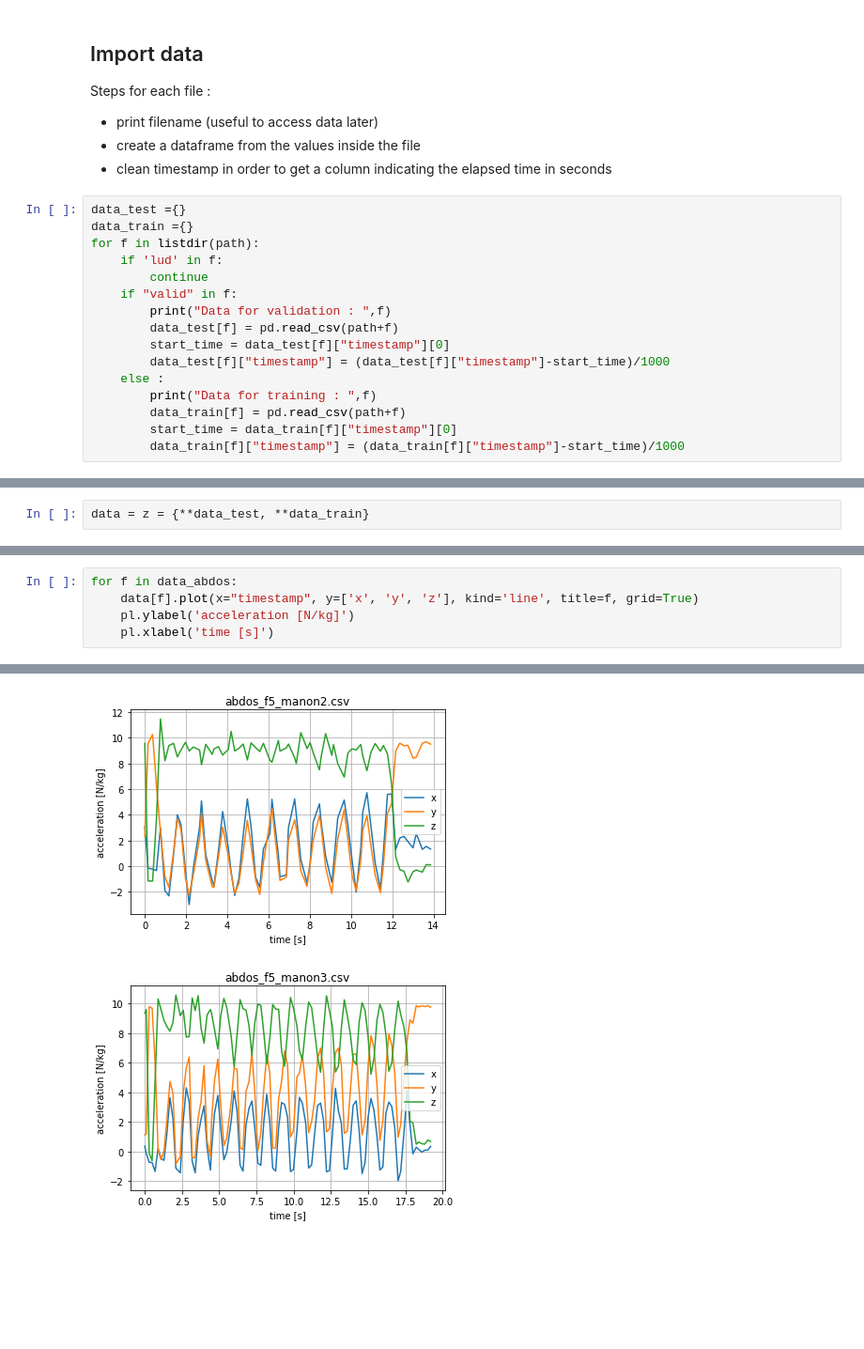
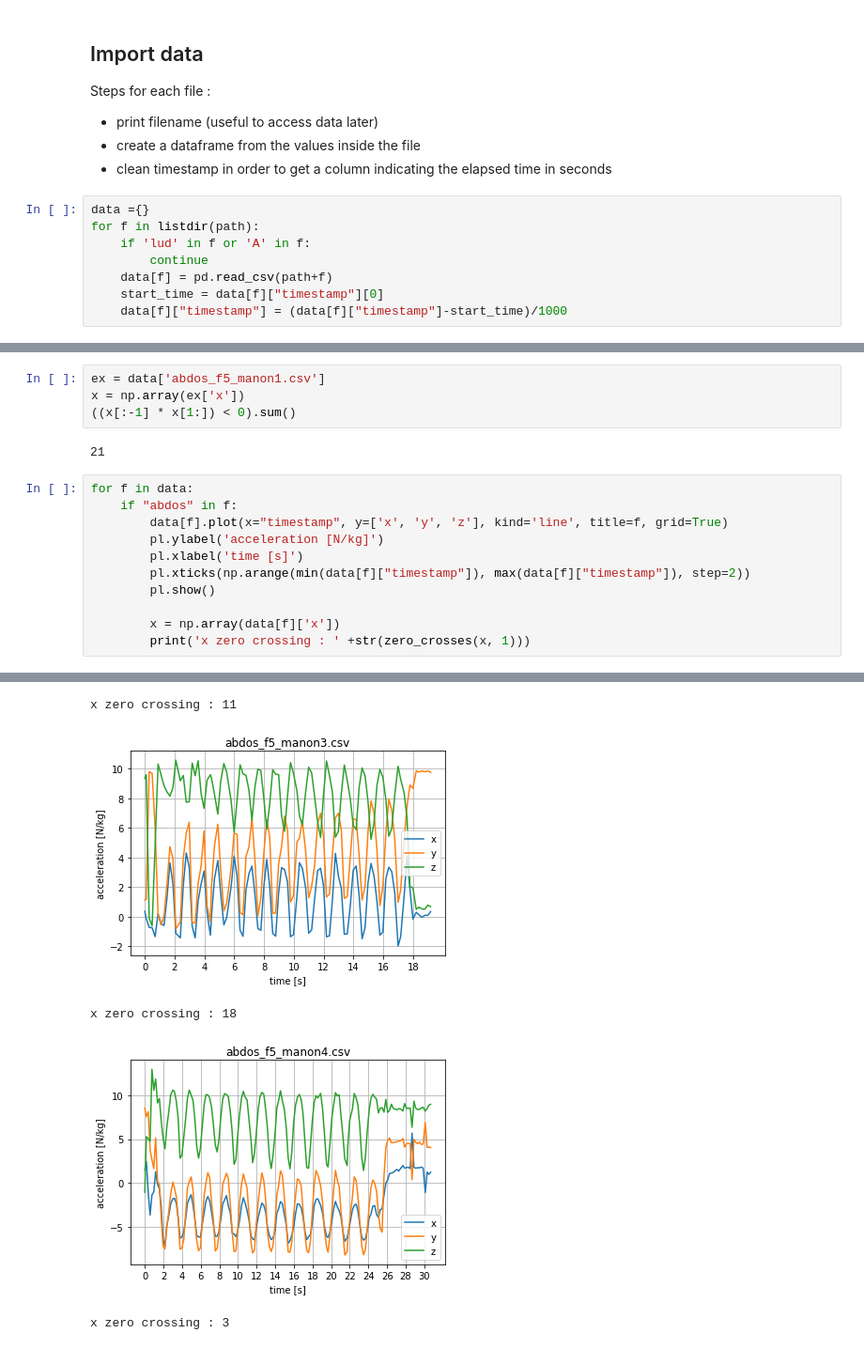
Before and after one commit to hibol/qself, a Jupyter notebook: Rep counting.ipynb, the cells around one changed output, grey strips where cells are left out. Shown at 94% size. Drawn from its saved outputs; the diff is of its cells as text; blank space fills up the shorter version.

```diff
--- a/Rep counting.ipynb
+++ b/Rep counting.ipynb
@@ -51,18 +26,10 @@ Steps for each file :
 - create a dataframe from the values inside the file
 - clean timestamp in order to get a column indicating the elapsed time in seconds
 # %%
-data_test ={}
-data_train ={}
+data ={}
 for f in listdir(path):
-    if 'lud' in f:
+    if 'lud' in f or 'A' in f:
         continue
-    if "valid" in f:
-        print("Data for validation : ",f)
-        data_test[f] = pd.read_csv(path+f)
-        start_time = data_test[f]["timestamp"][0]
-        data_test[f]["timestamp"] = (data_test[f]["timestamp"]-start_time)/1000
-    else :
-        print("Data for training : ",f)
-        data_train[f] = pd.read_csv(path+f)
-        start_time = data_train[f]["timestamp"][0]
-        data_train[f]["timestamp"] = (data_train[f]["timestamp"]-start_time)/1000
+    data[f] = pd.read_csv(path+f)
+    start_time = data[f]["timestamp"][0]
+    data[f]["timestamp"] = (data[f]["timestamp"]-start_time)/1000
@@ -86,2 +35,0 @@ Data for validation :  squats_f5_manon4_valid.csv
-# %%
-data = z = {**data_test, **data_train}
@@ -104,6 +36,18 @@ With this axe, we can hopefully count reps for both participants even if they do
+# %%
+ex = data['abdos_f5_manon1.csv']
+x = np.array(ex['x'])
+((x[:-1] * x[1:]) < 0).sum()
+# %% [output]
+21
 # %%
-for f in data_abdos:
-    data[f].plot(x="timestamp", y=['x', 'y', 'z'], kind='line', title=f, grid=True)
-    pl.ylabel('acceleration [N/kg]')
-    pl.xlabel('time [s]')
+for f in data:
+    if "abdos" in f:
+        data[f].plot(x="timestamp", y=['x', 'y', 'z'], kind='line', title=f, grid=True)
+        pl.ylabel('acceleration [N/kg]')
+        pl.xlabel('time [s]')
+        pl.xticks(np.arange(min(data[f]["timestamp"]), max(data[f]["timestamp"]), step=2))
+        pl.show()
+
+        x = np.array(data[f]['x'])
+        print('x zero crossing : ' +str(zero_crosses(x, 1)))
 # %% [output]
@@ -112,2 +57,5 @@ for f in data_abdos:
+x zero crossing : 11
-[figure, old version]
+[figure, new version]
+x zero crossing : 18
-[figure, old version]
+[figure, new version]
+x zero crossing : 3
```
Also changed, not shown: parts of 17 cells of this notebook, 1 other file.
